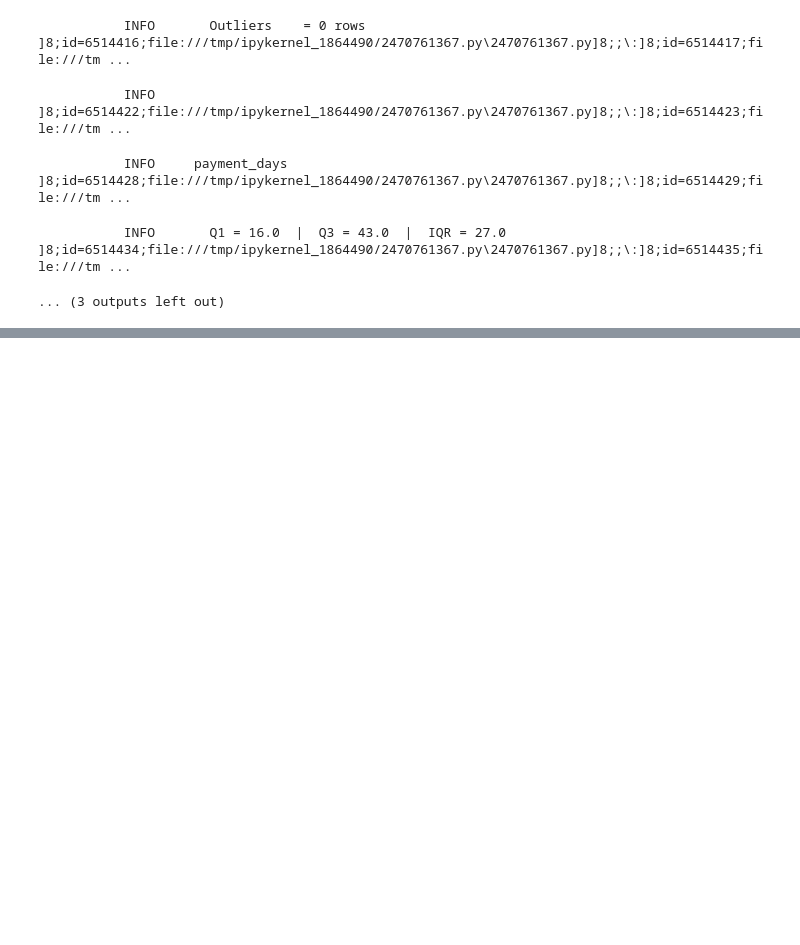
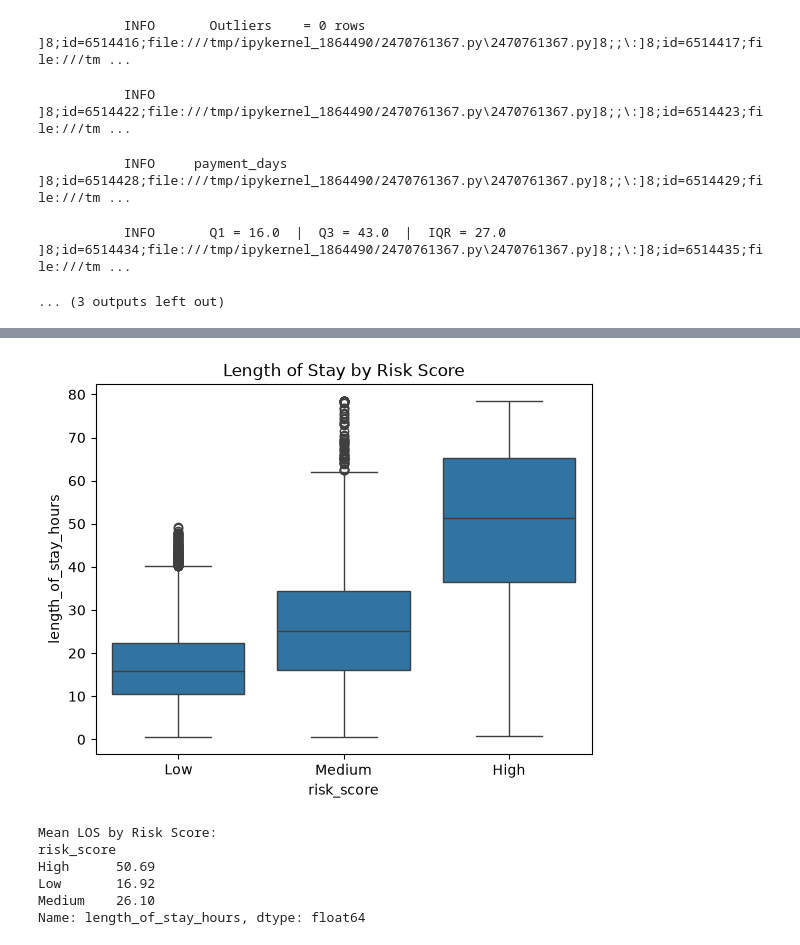
Before and after one commit to bjmashele/health-analytics, a Jupyter notebook: eda_to_mlflow.ipynb, the cells around one changed output, grey strips where cells are left out. Drawn from its saved outputs; the diff is of its cells as text; code cells hidden in the pictures; blank space fills up the shorter version.

```diff
--- a/eda_to_mlflow.ipynb
+++ b/eda_to_mlflow.ipynb
@@ -808,0 +880,18 @@ for col in ["length_of_stay_hours", "billed_amount", "payment_days"]:
+# %%
+# LOS by risk score — the most important relationship
+sns.boxplot(data=df, x="risk_score", y="length_of_stay_hours",
+            order=["Low", "Medium", "High"])
+plt.title("Length of Stay by Risk Score")
+plt.show()
+
+print("\nMean LOS by Risk Score:")
+print(df.groupby("risk_score")["length_of_stay_hours"]
+      .mean().round(2))
+# %% [output]
+[figure, added]
+Mean LOS by Risk Score:
+risk_score
+High      50.69
+Low       16.92
+Medium    26.10
+Name: length_of_stay_hours, dtype: float64
```
Also changed, not shown: parts of 6 cells of this notebook.
